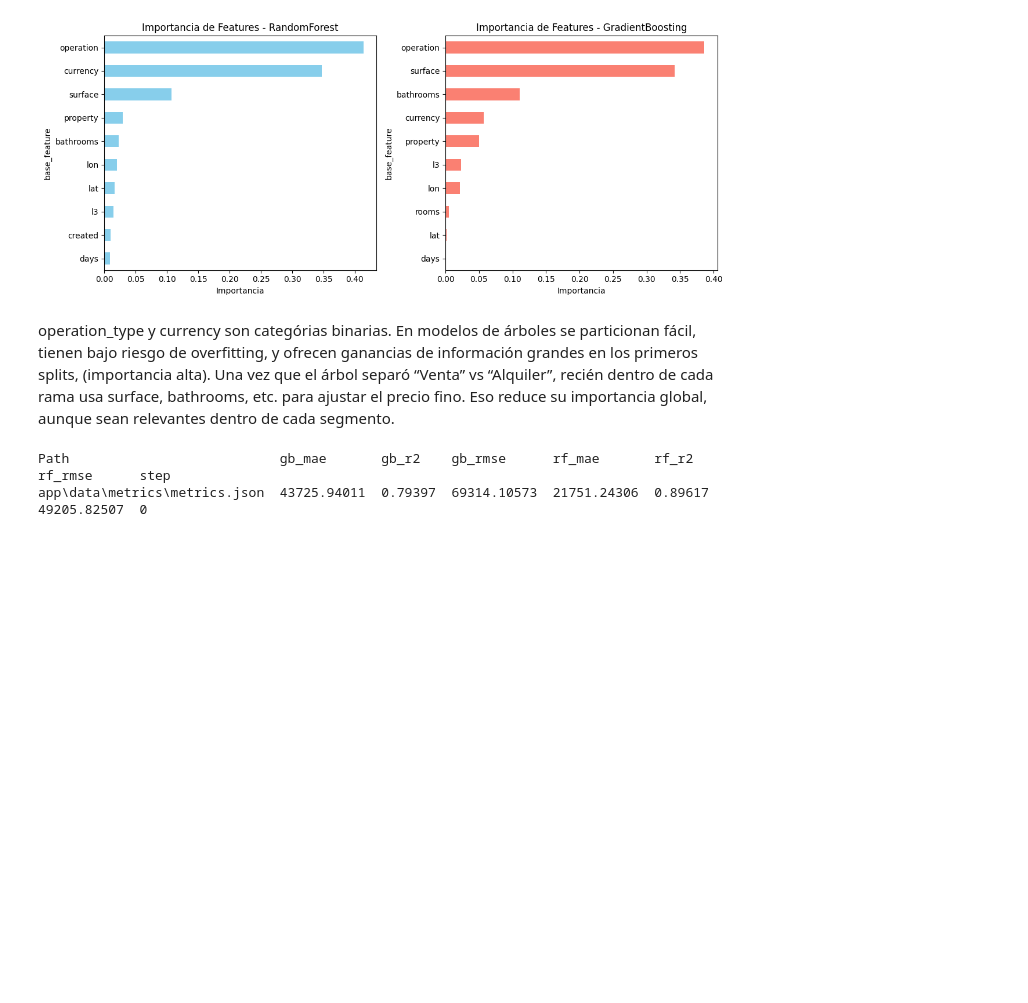
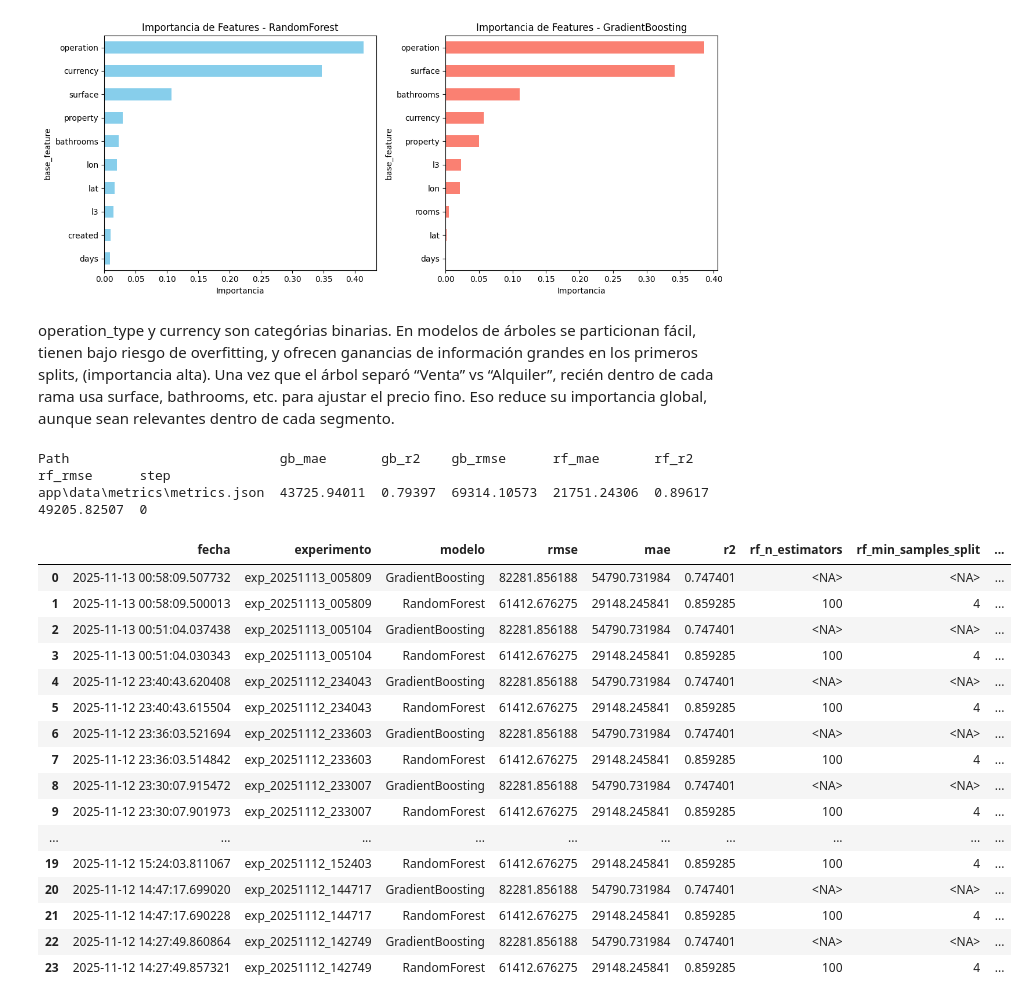
Before and after one commit to Pau-c/calculAR-propiedad, a Jupyter notebook: load_save_db.ipynb, the cells around one changed output. Saved outputs shown, nothing was run; the diff lists cells and outputs as text; code cells hidden in the pictures; blank space fills up the shorter version.

Commit message:
feat(celda resumen final): rejunta valores de los modelos y metricas, y preccion de 4 dptos para evaluar los resultados y comparar

```diff
--- a/load_save_db.ipynb
+++ b/load_save_db.ipynb
@@ -936,3 +936,32 @@ Eso reduce su importancia global, aunque sean relevantes dentro de cada segmento
 # %% [output]
 Path                           gb_mae       gb_r2    gb_rmse      rf_mae       rf_r2    rf_rmse      step
 app\data\metrics\metrics.json  43725.94011  0.79397  69314.10573  21751.24306  0.89617  49205.82507  0
+# %%
+import duckdb
+
+# Conexión a la base
+con = duckdb.connect("app/data/DB/experimento.duckdb")
+
+# Consulta ordenada por fecha descendente
+df = con.execute("SELECT * FROM metricas ORDER BY fecha DESC").df()
+
+# Visualización
+df
+# %% [output]
+|  | fecha | experimento | modelo | rmse | mae | r2 | rf_n_estimators | rf_min_samples_split | ... |
+| 0 | 2025-11-13 00:58:09.507732 | exp_20251113_005809 | GradientBoosting | 82281.856188 | 54790.731984 | 0.747401 | <NA> | <NA> | ... |
+| 1 | 2025-11-13 00:58:09.500013 | exp_20251113_005809 | RandomForest | 61412.676275 | 29148.245841 | 0.859285 | 100 | 4 | ... |
+| 2 | 2025-11-13 00:51:04.037438 | exp_20251113_005104 | GradientBoosting | 82281.856188 | 54790.731984 | 0.747401 | <NA> | <NA> | ... |
+| 3 | 2025-11-13 00:51:04.030343 | exp_20251113_005104 | RandomForest | 61412.676275 | 29148.245841 | 0.859285 | 100 | 4 | ... |
+| 4 | 2025-11-12 23:40:43.620408 | exp_20251112_234043 | GradientBoosting | 82281.856188 | 54790.731984 | 0.747401 | <NA> | <NA> | ... |
+| 5 | 2025-11-12 23:40:43.615504 | exp_20251112_234043 | RandomForest | 61412.676275 | 29148.245841 | 0.859285 | 100 | 4 | ... |
+| 6 | 2025-11-12 23:36:03.521694 | exp_20251112_233603 | GradientBoosting | 82281.856188 | 54790.731984 | 0.747401 | <NA> | <NA> | ... |
+| 7 | 2025-11-12 23:36:03.514842 | exp_20251112_233603 | RandomForest | 61412.676275 | 29148.245841 | 0.859285 | 100 | 4 | ... |
+| 8 | 2025-11-12 23:30:07.915472 | exp_20251112_233007 | GradientBoosting | 82281.856188 | 54790.731984 | 0.747401 | <NA> | <NA> | ... |
+| 9 | 2025-11-12 23:30:07.901973 | exp_20251112_233007 | RandomForest | 61412.676275 | 29148.245841 | 0.859285 | 100 | 4 | ... |
+| ... | ... | ... | ... | ... | ... | ... | ... | ... | ... |
+| 19 | 2025-11-12 15:24:03.811067 | exp_20251112_152403 | RandomForest | 61412.676275 | 29148.245841 | 0.859285 | 100 | 4 | ... |
+| 20 | 2025-11-12 14:47:17.699020 | exp_20251112_144717 | GradientBoosting | 82281.856188 | 54790.731984 | 0.747401 | <NA> | <NA> | ... |
+| 21 | 2025-11-12 14:47:17.690228 | exp_20251112_144717 | RandomForest | 61412.676275 | 29148.245841 | 0.859285 | 100 | 4 | ... |
+| 22 | 2025-11-12 14:27:49.860864 | exp_20251112_142749 | GradientBoosting | 82281.856188 | 54790.731984 | 0.747401 | <NA> | <NA> | ... |
+| 23 | 2025-11-12 14:27:49.857321 | exp_20251112_142749 | RandomForest | 61412.676275 | 29148.245841 | 0.859285 | 100 | 4 | ... |
```
Also changed, not shown: parts of 10 cells of this notebook.
